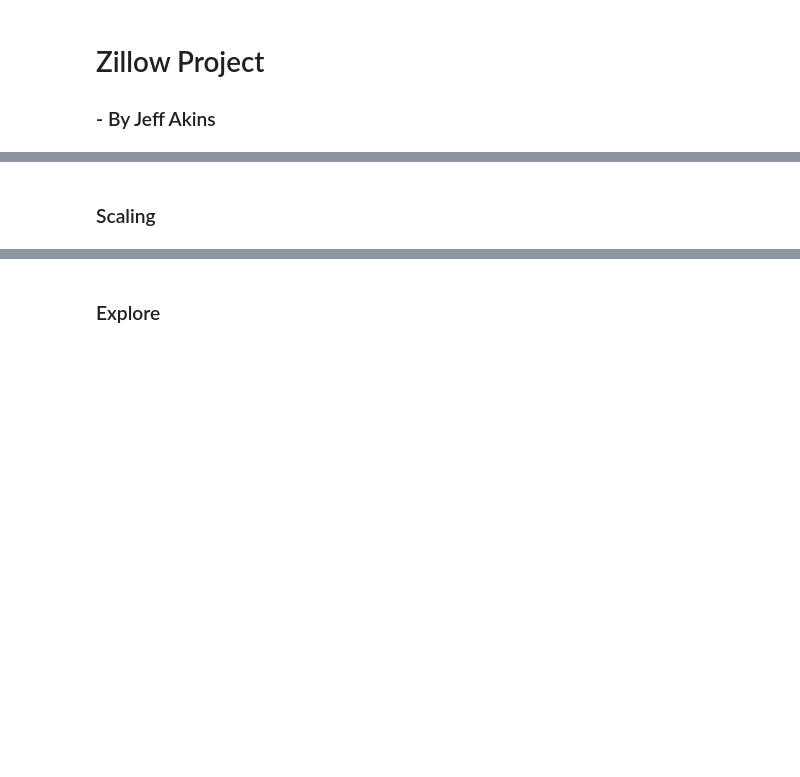
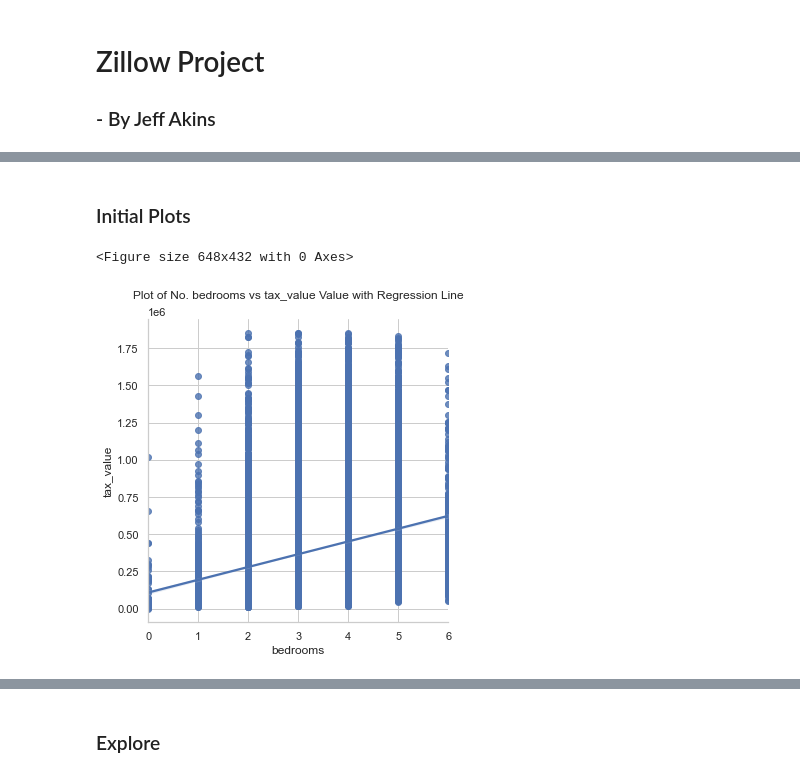
Before and after one commit to jeffakins/zillow_2017_project, a Jupyter notebook: zillow_project.ipynb, the cells around one changed output, grey strips where cells are left out. Cells and saved outputs as stored; diff of their text form; code cells hidden in the pictures; blank space fills up the shorter version.

Commit message:
Updates to zillow project

```diff
--- a/zillow_project.ipynb
+++ b/zillow_project.ipynb
@@ -42,2 +50,7 @@ memory usage: 2.5 MB
-# %% [markdown]
-### Scaling
+# %% [markdown]
+### Initial Plots
+# %%
+zw.initial_plot(zillow, 'bedrooms', 'tax_value')
+# %% [output]
+<Figure size 648x432 with 0 Axes>
+[figure, added]
```
Also changed, not shown: parts of 12 cells of this notebook, 2 other files.
